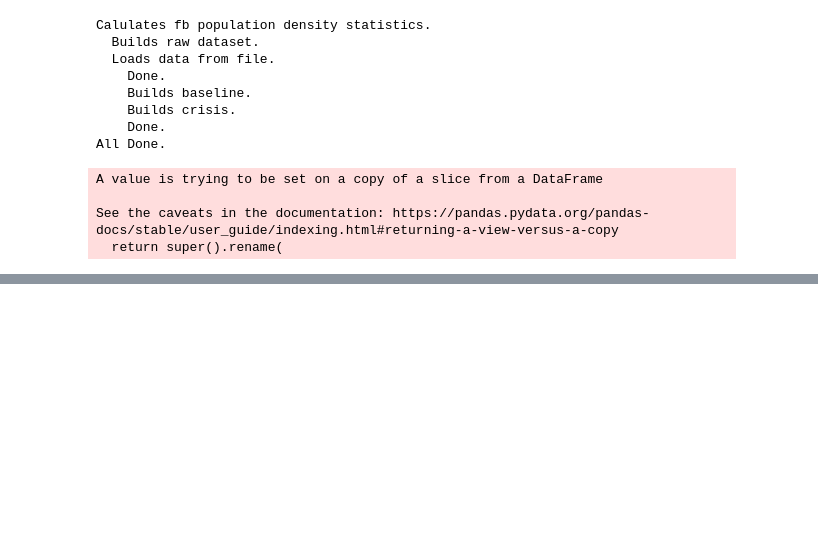
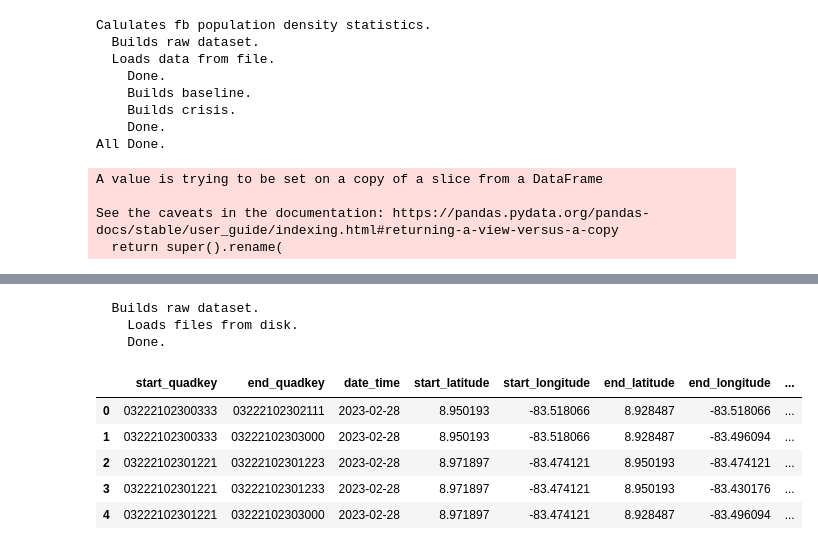
Before and after one commit to minigonche/synthetic_mobility_data_generator, a Jupyter notebook: Andrea.ipynb, the cells around one changed output, grey strips where cells are left out. Cells and saved outputs as stored; diff of their text form; code cells hidden in the pictures; blank space fills up the shorter version.

```diff
--- a/Andrea.ipynb
+++ b/Andrea.ipynb
@@ -130,0 +159,23 @@ out_folder = os.path.join(out_dir, f"{data_processor.dataset_id()}",
+# %%
+# 2023-03-01 13:55:26
+base_dir = "/Users/andreaparra/Dropbox/4_Work/CrisisReady/synthetic_mobility_data/data/results"
+data_dir = os.path.join(base_dir, "panama_costa_rica_drill")
+out_dir = base_dir
+data_processor = FBMobility(disaster_name="panama_costa_rica_drill", data_dir=data_dir,
+                                     crisis_datetime=datetime.datetime(2023, 3, 1, 13, 55, 26), agg_geometry='tile',
+                                     out_dir=out_dir, baseline_cols=[])
+# %%
+df = data_processor.load_data()
+# %% [output]
+  Builds raw dataset.
+    Loads files from disk.
+    Done.
+# %%
+df.head()
+# %% [output]
+|  | start_quadkey | end_quadkey | date_time | start_latitude | start_longitude | end_latitude | end_longitude | ... |
+| 0 | 03222102300333 | 03222102302111 | 2023-02-28 | 8.950193 | -83.518066 | 8.928487 | -83.518066 | ... |
+| 1 | 03222102300333 | 03222102303000 | 2023-02-28 | 8.950193 | -83.518066 | 8.928487 | -83.496094 | ... |
+| 2 | 03222102301221 | 03222102301223 | 2023-02-28 | 8.971897 | -83.474121 | 8.950193 | -83.474121 | ... |
+| 3 | 03222102301221 | 03222102301233 | 2023-02-28 | 8.971897 | -83.474121 | 8.950193 | -83.430176 | ... |
+| 4 | 03222102301221 | 03222102303000 | 2023-02-28 | 8.971897 | -83.474121 | 8.928487 | -83.496094 | ... |
```
Also changed, not shown: parts of 9 cells of this notebook, 5 other files.
